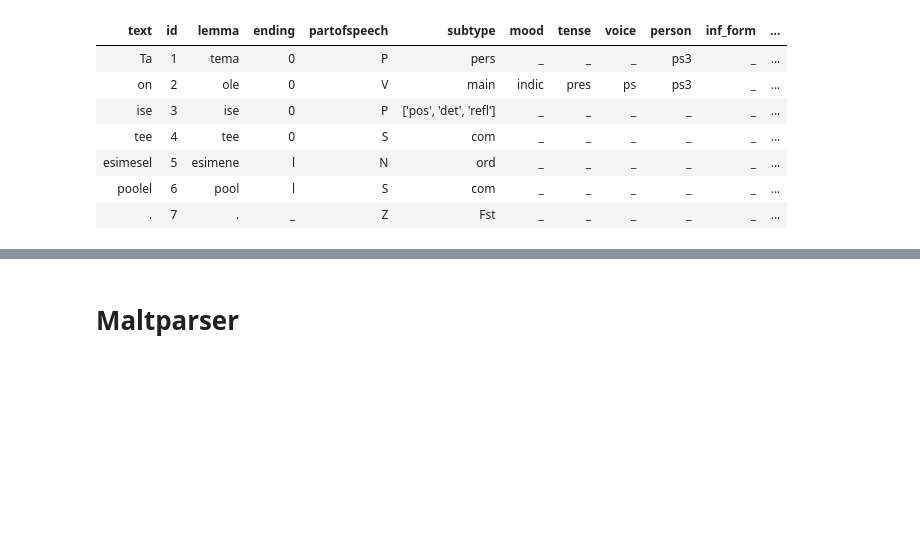
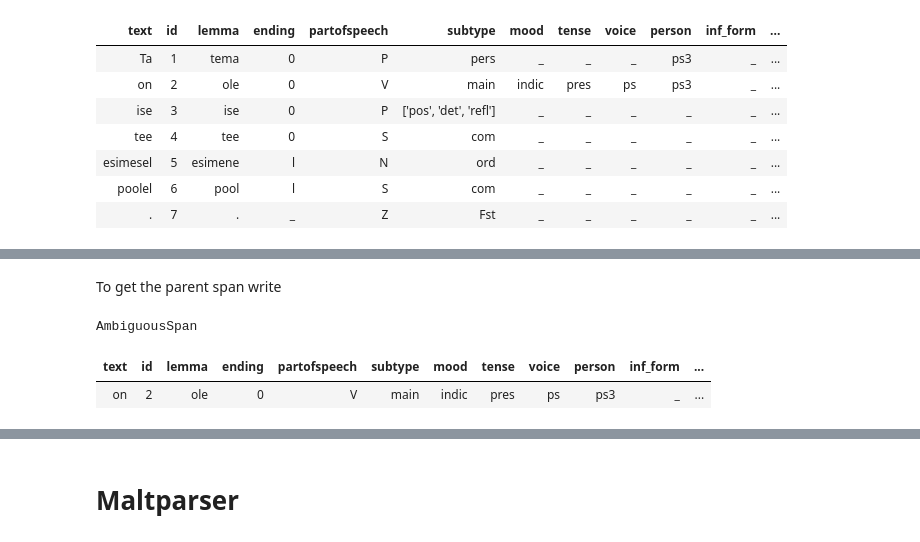
Before and after one commit to estnltk/estnltk, a Jupyter notebook: tutorials/syntax/syntax.ipynb, the cells around one changed output, grey strips where cells are left out. Saved outputs shown, nothing was run; the diff lists cells and outputs as text; code cells hidden in the pictures; blank space fills up the shorter version.

```diff
--- a/tutorials/syntax/syntax.ipynb
+++ b/tutorials/syntax/syntax.ipynb
@@ -126,0 +136,8 @@ Layer
+# %% [markdown]
+To get the parent span write
+# %%
+span.annotations[0].parent_span
+# %% [output]
+AmbiguousSpan
+| text | id | lemma | ending | partofspeech | subtype | mood | tense | voice | person | inf_form | ... |
+| on | 2 | ole | 0 | V | main | indic | pres | ps | ps3 | _ | ... |
```
Also changed, not shown: parts of 8 cells of this notebook.
